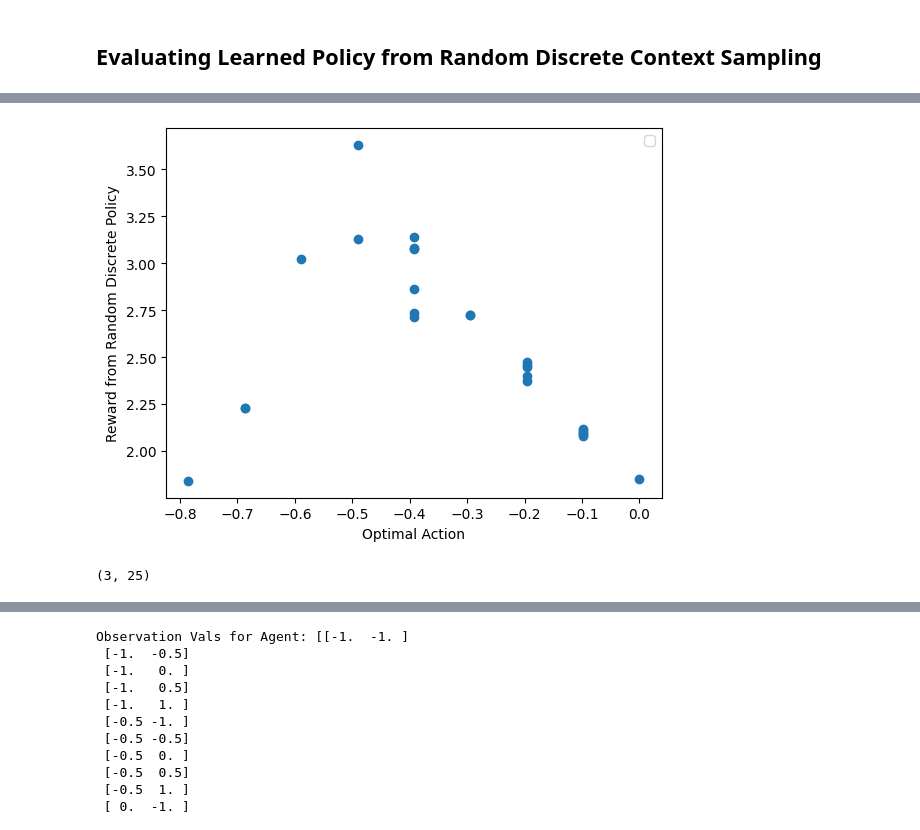
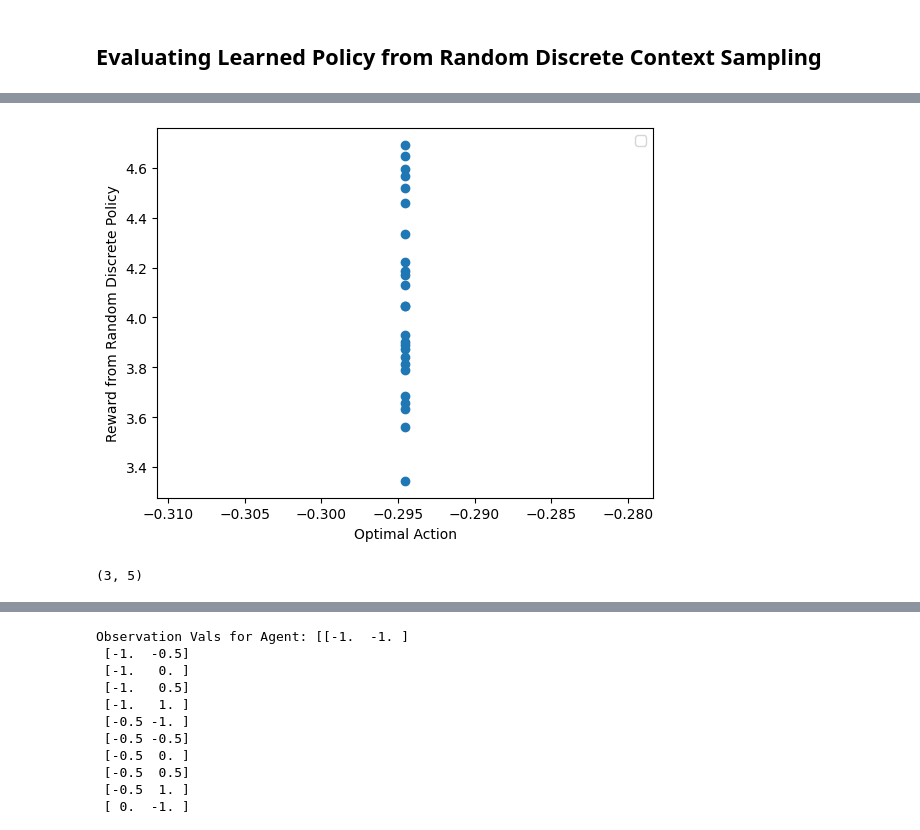
Before and after one commit to arthurostrauss/Quantum_Optimal_Control, a Jupyter notebook: gate_level/spillover_noise_use_case/generic_spillover/third_reference_notebook.ipynb, the cells around one changed output, grey strips where cells are left out. Drawn from its saved outputs; the diff is of its cells as text; code cells hidden in the pictures.

```diff
--- a/gate_level/spillover_noise_use_case/generic_spillover/third_reference_notebook.ipynb
+++ b/gate_level/spillover_noise_use_case/generic_spillover/third_reference_notebook.ipynb
@@ -329,13 +329,13 @@ q_env_config = QEnvConfig(
         batch_size=32,
         n_reps=[10,],
         n_shots=100,
-        sampling_paulis=1000,
+        sampling_paulis=100,
         c_factor=1,
         seed=seed + 6,
         n_reps_mode="sequential",
         control_flow_enabled=False,
     ),
-    reward="fidelity",
+    reward="channel",
     env_metadata=env_metadata,
 )
 # %%
@@ -756,7 +756,7 @@ general_env = GeneralAngleSpilloverEnv(
     gamma_matrix=gamma_matrix,
     num_params=5,
     discrete_history_length=3,
-    applied_qubits=[2, 4],
+    applied_qubits=[2,],
     circuit_param_distribution="moving_discrete",
     optimal_error_precision=1e-4,
     obs_bounds=(0., np.pi)
@@ -803,6 +784,6 @@ print(general_env.discrete_obs_vals_raw)
 rescaled_general_env = RescaleAndClipAction(general_env, min_action=-1., max_action=1.)
 # %%
 _, _ = general_env.reset(
-    debug_obs=np.array([np.pi, np.pi])
+    debug_obs=np.array([np.pi,])
 )
 # %% [output]
@@ -884,7 +864,7 @@ train_env = GeneralAngleSpilloverEnv(
     gamma_matrix=gamma_matrix,
     num_params=5,
     discrete_history_length=3,
-    applied_qubits=[2, 4],
+    applied_qubits=[2,],
     circuit_param_distribution="moving_discrete",
     optimal_error_precision=1e-4,
     obs_bounds=(0., np.pi)
@@ -1156,22 +1130,22 @@ Starting simulation benchmark...
 ... (14 outputs left out)
 # %%
 obs_arr = np.array(obs_list)
-weighted_obs_arr = 0.5 * (obs_arr + 1) * np.pi * gamma_matrix[[2, 4], 3].reshape(1, -1)
+weighted_obs_arr = 0.5 * (obs_arr + 1) * np.pi * gamma_matrix[[2,], 3].reshape(1, -1)
 optimal_action = -np.sum(weighted_obs_arr, axis=-1) / 0.2
 
 plt.scatter(optimal_action, reward_list)
 plt.xlabel('Optimal Action')
 plt.ylabel('Reward from Random Discrete Policy')
 plt.legend()
 plt.show()
 # %% [output]
-[figure, old version]
+[figure, new version]
 # %%
 df_hist = ppo_agent.env.unwrapped.discrete_reward_history
 
 print(df_hist.shape)
 # %% [output]
-(3, 25)
+(3, 5)
 # %%
 print(df_hist)
 # %% [output]
```
Also changed, not shown: parts of 44 cells of this notebook, 6 other files.
